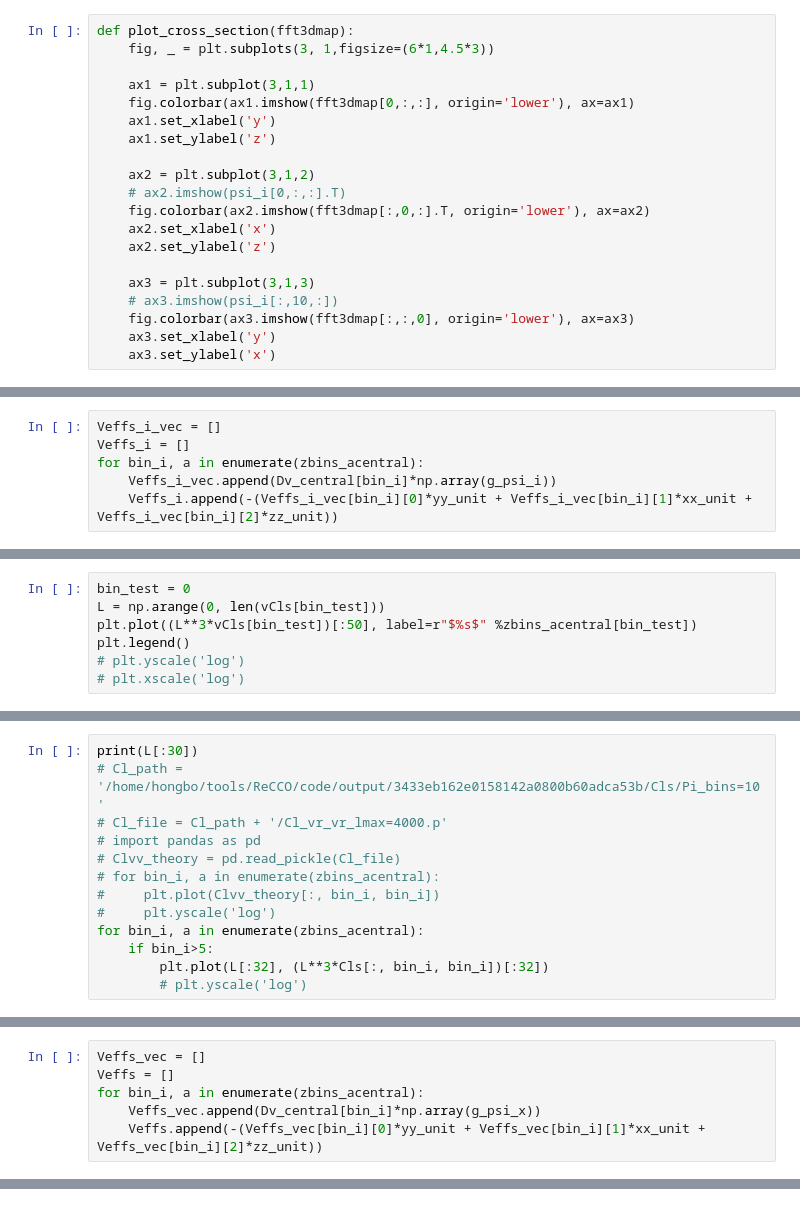
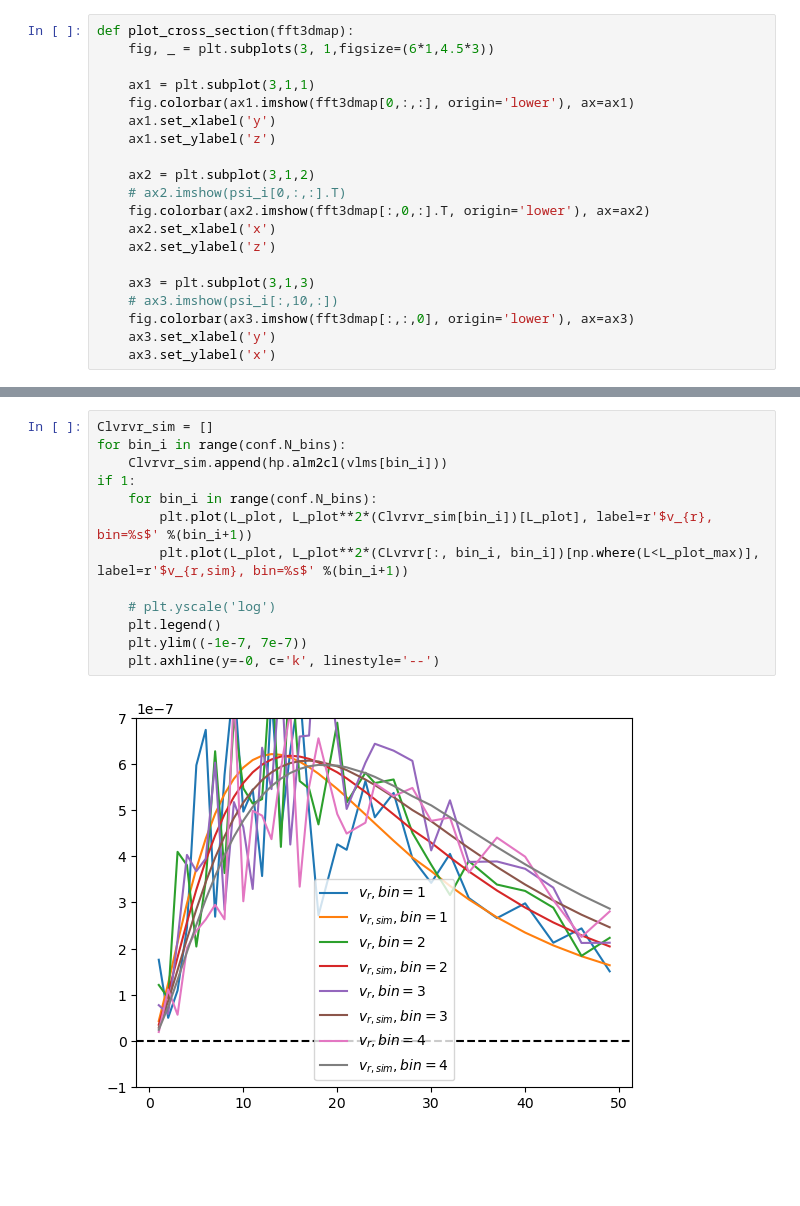
Before and after one commit to catketchup/ReCCO, a Jupyter notebook: code/test.ipynb, the cells around one changed output, grey strips where cells are left out. Drawn from its saved outputs; the diff is of its cells as text; blank space fills up the shorter version.

```diff
--- a/code/test.ipynb
+++ b/code/test.ipynb
@@ -279,6 +125,0 @@ Dv_central = -remote_spectra.Dv_inter(Omega_b, Omega_c, w, wa, Omega_K, h)(zbins
-# %%
-Veffs_i_vec = []
-Veffs_i = []
-for bin_i, a in enumerate(zbins_acentral):
-    Veffs_i_vec.append(Dv_central[bin_i]*np.array(g_psi_i))
-    Veffs_i.append(-(Veffs_i_vec[bin_i][0]*yy_unit + Veffs_i_vec[bin_i][1]*xx_unit + Veffs_i_vec[bin_i][2]*zz_unit))
@@ -369,7 +125,0 @@ if 0:
-# %%
-bin_test = 0
-L = np.arange(0, len(vCls[bin_test]))
-plt.plot((L**3*vCls[bin_test])[:50], label=r"$%s$" %zbins_acentral[bin_test])
-plt.legend()
-# plt.yscale('log')
-# plt.xscale('log')
@@ -395,13 +125,0 @@ print(L.shape)
-# %%
-print(L[:30])
-# Cl_path = '/home/hongbo/tools/ReCCO/code/output/3433eb162e0158142a0800b60adca53b/Cls/Pi_bins=10'
-# Cl_file = Cl_path + '/Cl_vr_vr_lmax=4000.p'
-# import pandas as pd
-# Clvv_theory = pd.read_pickle(Cl_file)
-# for bin_i, a in enumerate(zbins_acentral):
-#     plt.plot(Clvv_theory[:, bin_i, bin_i])
-#     plt.yscale('log')
-for bin_i, a in enumerate(zbins_acentral):
-    if bin_i>5:
-        plt.plot(L[:32], (L**3*Cls[:, bin_i, bin_i])[:32])
-        # plt.yscale('log')
@@ -451,6 +125,0 @@ g_psi_x = np.gradient(psi_x)
-# %%
-Veffs_vec = []
-Veffs = []
-for bin_i, a in enumerate(zbins_acentral):
-    Veffs_vec.append(Dv_central[bin_i]*np.array(g_psi_x))
-    Veffs.append(-(Veffs_vec[bin_i][0]*yy_unit + Veffs_vec[bin_i][1]*xx_unit + Veffs_vec[bin_i][2]*zz_unit))
@@ -494,0 +126,15 @@ NameError: name 'hp' is not defined
+# %%
+Clvrvr_sim = []
+for bin_i in range(conf.N_bins):
+    Clvrvr_sim.append(hp.alm2cl(vlms[bin_i]))
+if 1:
+    for bin_i in range(conf.N_bins):
+        plt.plot(L_plot, L_plot**2*(Clvrvr_sim[bin_i])[L_plot], label=r'$v_{r}, bin=%s$' %(bin_i+1))
+        plt.plot(L_plot, L_plot**2*(CLvrvr[:, bin_i, bin_i])[np.where(L<L_plot_max)], label=r'$v_{r,sim}, bin=%s$' %(bin_i+1))
+
+    # plt.yscale('log')
+    plt.legend()
+    plt.ylim((-1e-7, 7e-7))
+    plt.axhline(y=-0, c='k', linestyle='--')
+# %% [output]
+[figure, added]
```
Also changed, not shown: parts of 47 cells of this notebook, 3 other files.
